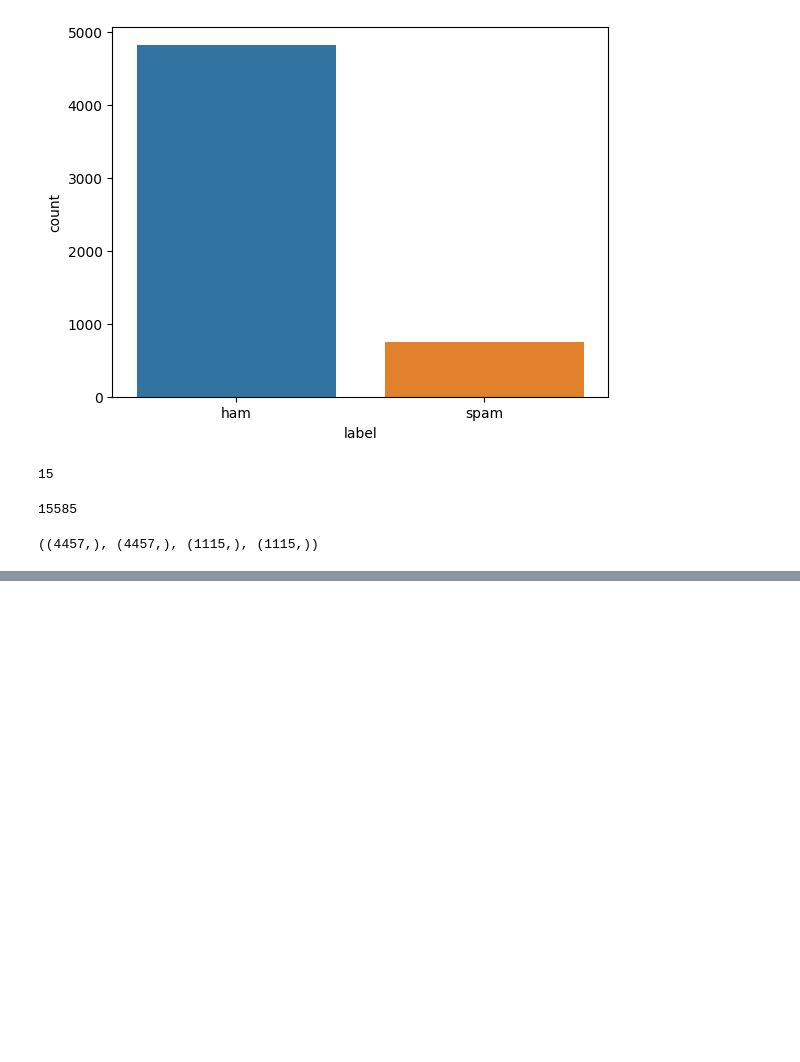
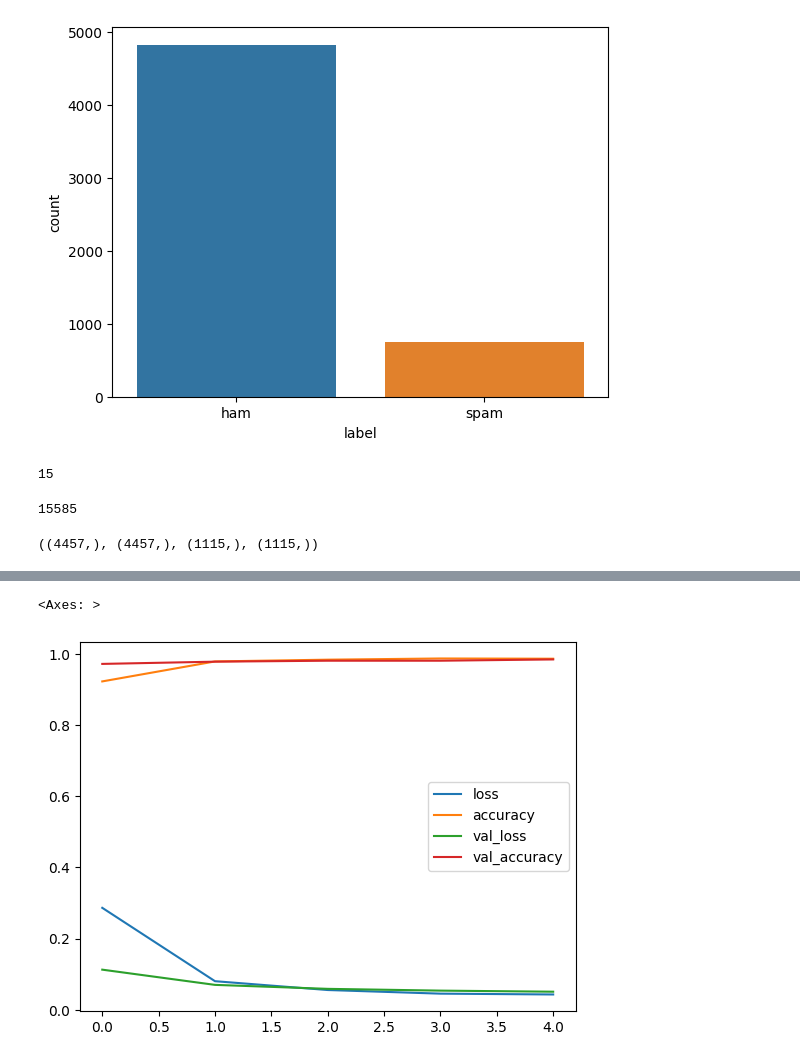
Before and after one commit to b219035retr0/Machine-Learning-Projects-using-python, a Jupyter notebook: SMS_Spam_Detection_using_TensorFlow_in_Python/SMS_Spam_Detection_using_TensorFlow_in_Python.ipynb, the cells around one changed output, grey strips where cells are left out. Cells and saved outputs as stored; diff of their text form; code cells hidden in the pictures; blank space fills up the shorter version.

```diff
--- a/SMS_Spam_Detection_using_TensorFlow_in_Python/SMS_Spam_Detection_using_TensorFlow_in_Python.ipynb
+++ b/SMS_Spam_Detection_using_TensorFlow_in_Python/SMS_Spam_Detection_using_TensorFlow_in_Python.ipynb
@@ -201,3 +252,8 @@ Epoch 5/5
+# %%
+pd.DataFrame(history_3.history).plot()
+# %% [output]
+<Axes: >
+[figure, added]
 # %%
 baseline_model_results = evaluate_model(baseline_model, X_test_vec, y_test)
 model_1_results = evaluate_model(model_1, X_test, y_test)
```
Also changed, not shown: parts of 12 cells of this notebook.
